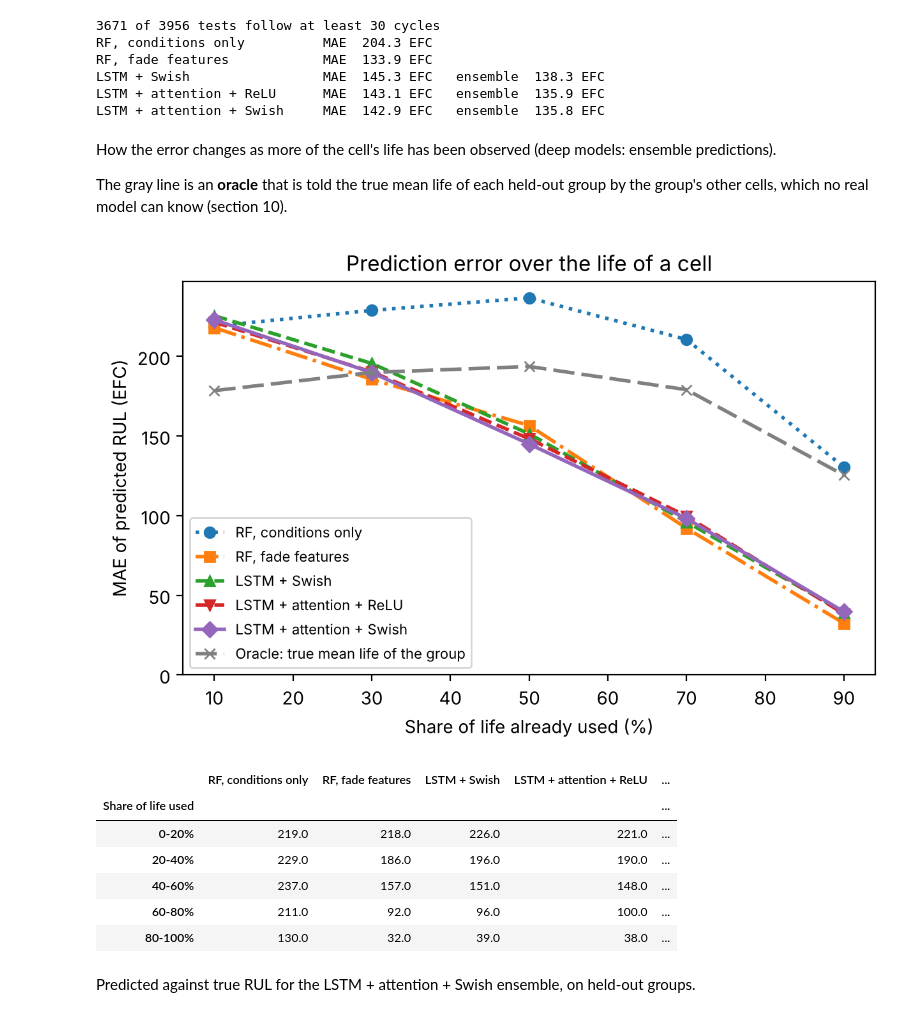
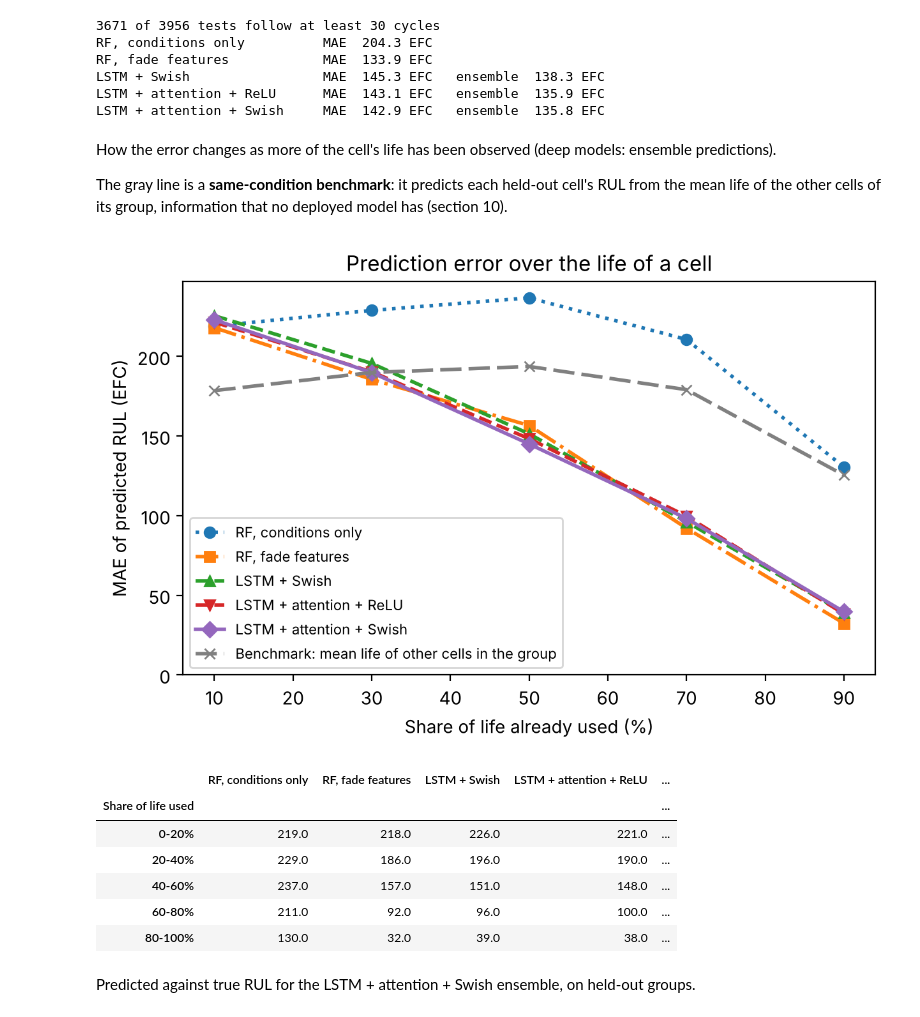
Before and after one commit to junbo9/battery-rul-lstm-attention, a Jupyter notebook: 02_train_models.ipynb, the cells around one changed output. Saved outputs shown, nothing was run; the diff lists cells and outputs as text; code cells hidden in the pictures.

```diff
--- a/02_train_models.ipynb
+++ b/02_train_models.ipynb
@@ -261,7 +263,8 @@ Errors are in equivalent full cycles (EFC). For the deep models, *MAE* is the me
 def errors(pred):
     err = np.abs(pred - true_rul)
     return {'MAE (EFC)': err.mean(), 'RMSE (EFC)': np.sqrt((err ** 2).mean()),
-            'Median error (%)': 100 * np.median(err / true_rul)}
+            'Median error (%)': 100 * np.median(err / true_rul),
+            'Cell-avg MAE (EFC)': pd.Series(err).groupby(steps['cell'].values[step_rows]).mean().mean()}
 
 rows = [{'model': 'Random forest, conditions only', **errors(rf_cond)},
         {'model': 'Random forest, fade features', **errors(rf_fade)}]
@@ -270,7 +273,8 @@ for name, preds in deep_pred.items():
     per_seed = pd.DataFrame([errors(p) for p in preds])
     ensemble[name] = np.mean(preds, axis=0)
     rows.append({'model': name, **per_seed.mean().to_dict(), 'MAE std': per_seed['MAE (EFC)'].std(),
-                 'Ensemble MAE (EFC)': errors(ensemble[name])['MAE (EFC)']})
+                 'Ensemble MAE (EFC)': errors(ensemble[name])['MAE (EFC)'],
+                 'Ensemble cell-avg MAE (EFC)': errors(ensemble[name])['Cell-avg MAE (EFC)']})
 results = pd.DataFrame(rows).round(1)
 results.to_csv('figures/results.csv', index=False)
 results
@@ -310,43 +314,43 @@ LSTM + attention + Swish     MAE  142.9 EFC   ensemble  135.8 EFC
 # %% [markdown]
 How the error changes as more of the cell's life has been observed (deep models: ensemble predictions).
 
-The gray line is an **oracle** that is told the true mean life of each held-out group by the group's other cells, which no real model can know (section 10).
+The gray line is a **same-condition benchmark**: it predicts each held-out cell's RUL from the mean life of the other cells of its group, information that no deployed model has (section 10).
 # %%
 compared = {'RF, conditions only': rf_cond, 'RF, fade features': rf_fade, **ensemble}
 bins = np.linspace(0, 1, 6)
 centers = (bins[:-1] + bins[1:]) / 2
 which = np.clip(np.digitize(life_frac, bins) - 1, 0, len(centers) - 1)
 
-# Oracle: told the true mean life of the held-out group by the group's other cells (impossible in practice).
-# Its error is what remains from the spread between cells cycled the same way (section 10).
+# Same-condition benchmark: the mean life of the other cells of the held-out group, information that no deployed
+# model has (section 10).
 cells_tab = steps.drop_duplicates('cell').set_index('cell')
 g_sum = cells_tab.groupby('group')['efc_total'].transform('sum')
 g_n = cells_tab.groupby('group')['efc_total'].transform('count')
 sibling_life = ((g_sum - cells_tab['efc_total']) / (g_n - 1)).where(g_n > 1)
-oracle = np.maximum(sibling_life.loc[steps['cell'].values[step_rows]].values - steps['efc_so_far'].values[step_rows], 1.0)
-compared['Oracle: true mean life of the group'] = oracle       # NaN for the one group with a single cell
+benchmark = np.maximum(sibling_life.loc[steps['cell'].values[step_rows]].values - steps['efc_so_far'].values[step_rows], 1.0)
+compared['Benchmark: mean life of other cells in the group'] = benchmark   # NaN for the one group with a single cell
 
 by_stage = pd.DataFrame({name: [np.nanmean(np.abs(pred - true_rul)[which == b]) for b in range(len(centers))]
                          for name, pred in compared.items()},
                         index=[f'{int(lo * 100)}-{int(hi * 100)}%' for lo, hi in zip(bins[:-1], bins[1:])])
 by_stage.index.name = 'Share of life used'
 by_stage.round(0).to_csv('figures/error_by_stage.csv')
 
 fig, ax = plt.subplots(figsize=(7, 4))
 styles = [':', '-.', '--', '--', '-', (0, (6, 2))]
 for name, style, marker in zip(compared, styles, ['o', 's', '^', 'v', 'D', 'x']):
     ax.plot(centers * 100, by_stage[name], linestyle=style, marker=marker, lw=2, label=name,
-            color='gray' if name.startswith('Oracle') else None)
+            color='gray' if name.startswith('Benchmark') else None)
 ax.set_xlabel('Share of life already used (%)')
 ax.set_ylabel('MAE of predicted RUL (EFC)')
 ax.set_title('Prediction error over the life of a cell')
 ax.set_ylim(bottom=0)
 ax.legend(fontsize=8)
 fig.savefig('figures/error_over_life.png', dpi=150, bbox_inches='tight')
 plt.show()
 by_stage.round(0)
 # %% [output]
-[figure, old version]
+[figure, new version]
 |  | RF, conditions only | RF, fade features | LSTM + Swish | LSTM + attention + ReLU | ... |
 | Share of life used |  |  |  |  | ... |
 | 0-20% | 219.0 | 218.0 | 226.0 | 221.0 | ... |
```
Also changed, not shown: parts of 12 cells of this notebook, 8 other files.
